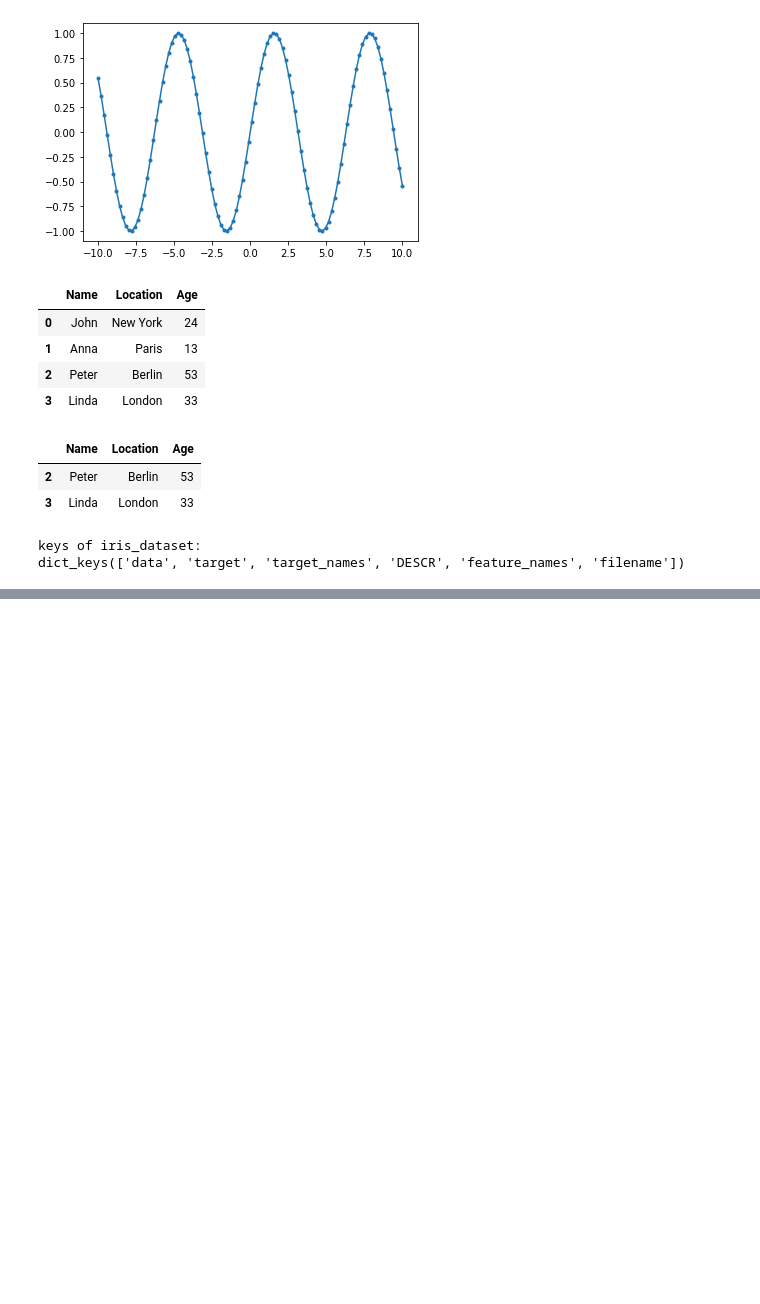
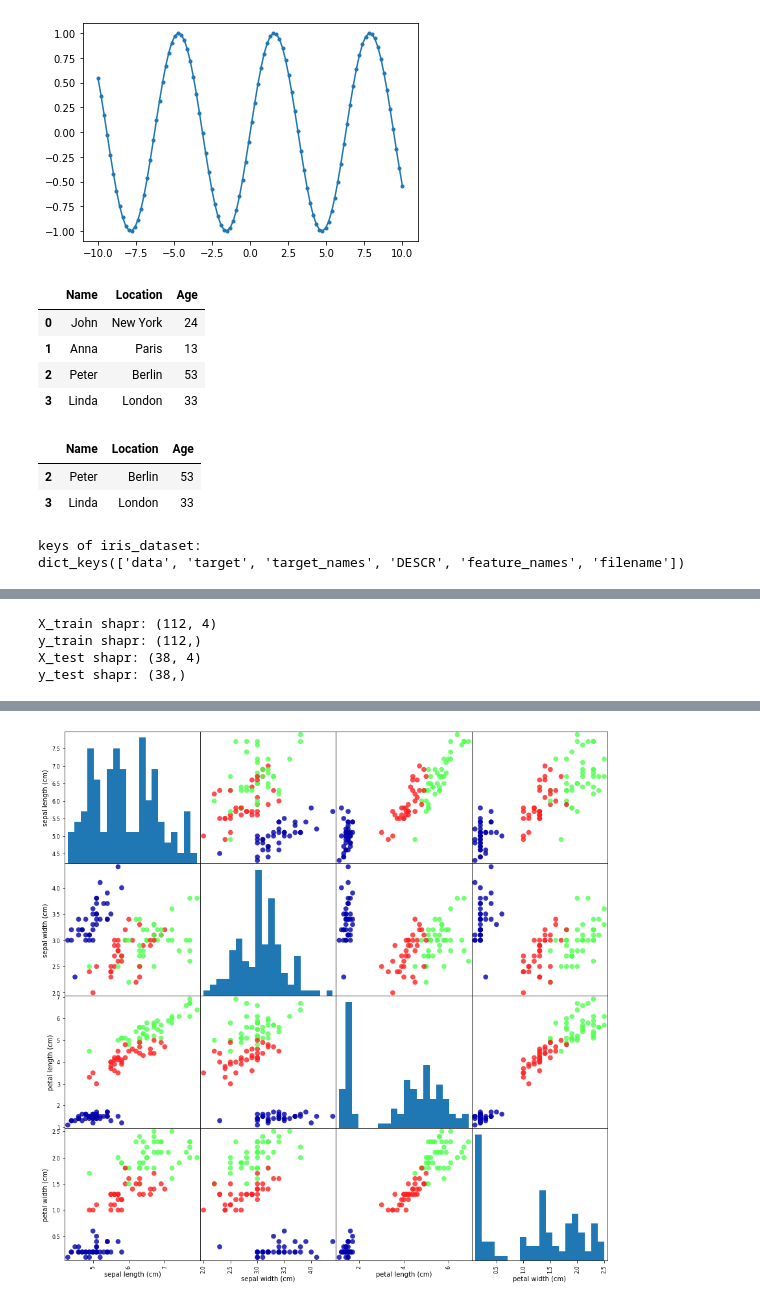
Before and after one commit to hchenaisi/Python_learning, a Jupyter notebook: Chapter1.ipynb, the cells around one changed output, grey strips where cells are left out. Drawn from its saved outputs; the diff is of its cells as text; code cells hidden in the pictures; blank space fills up the shorter version.

```diff
--- a/Chapter1.ipynb
+++ b/Chapter1.ipynb
@@ -76,0 +111,20 @@ dict_keys(['data', 'target', 'target_names', 'DESCR', 'feature_names', 'filename
+# %%
+from sklearn.model_selection import train_test_split
+X_train, X_test, y_train, y_test = train_test_split(
+    iris_dataset['data'], iris_dataset['target'], random_state=0)
+print("X_train shapr: {}".format(X_train.shape))
+print("y_train shapr: {}".format(y_train.shape))
+print("X_test shapr: {}".format(X_test.shape))
+print("y_test shapr: {}".format(y_test.shape))
+# %% [output]
+X_train shapr: (112, 4)
+y_train shapr: (112,)
+X_test shapr: (38, 4)
+y_test shapr: (38,)
+# %%
+from pandas.plotting import scatter_matrix
+!pip install mglearn
+import mglearn
+iris_dataframe = pd.DataFrame(X_train, columns=iris_dataset.feature_names)
+grr = pd.plotting.scatter_matrix(iris_dataframe, c=y_train, figsize=(15, 15), marker='o', hist_kwds={'bins': 20}, s=60, alpha=.8, cmap=mglearn.cm3)
+# %% [output]
@@ -76,0 +148 @@ dict_keys(['data', 'target', 'target_names', 'DESCR', 'feature_names', 'filename
+[figure, added]
```
Also changed, not shown: parts of 5 cells of this notebook.
